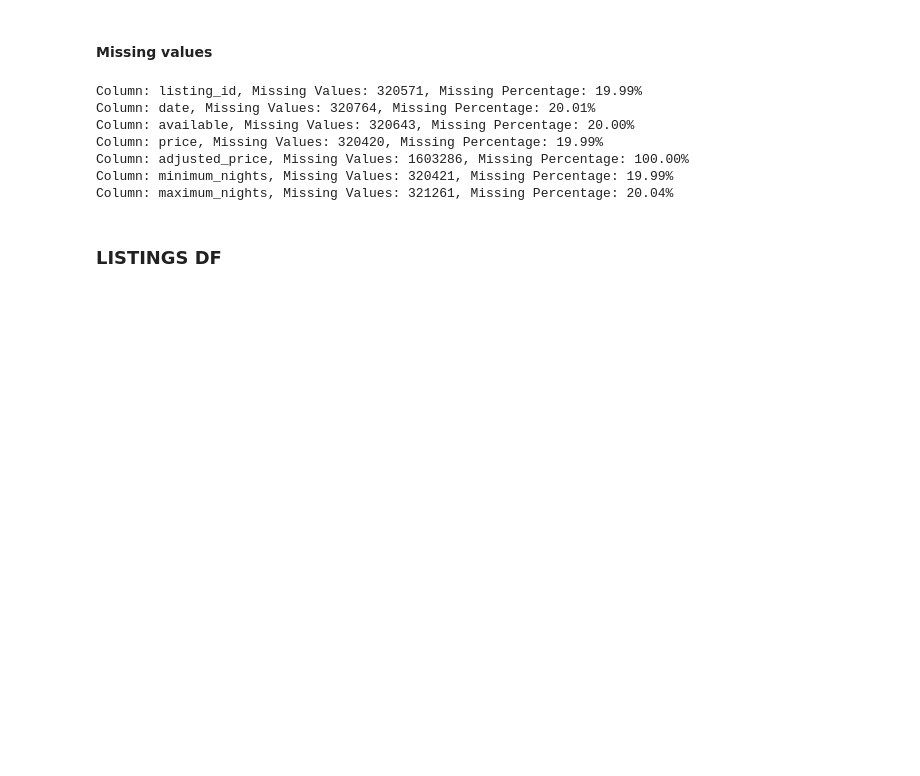
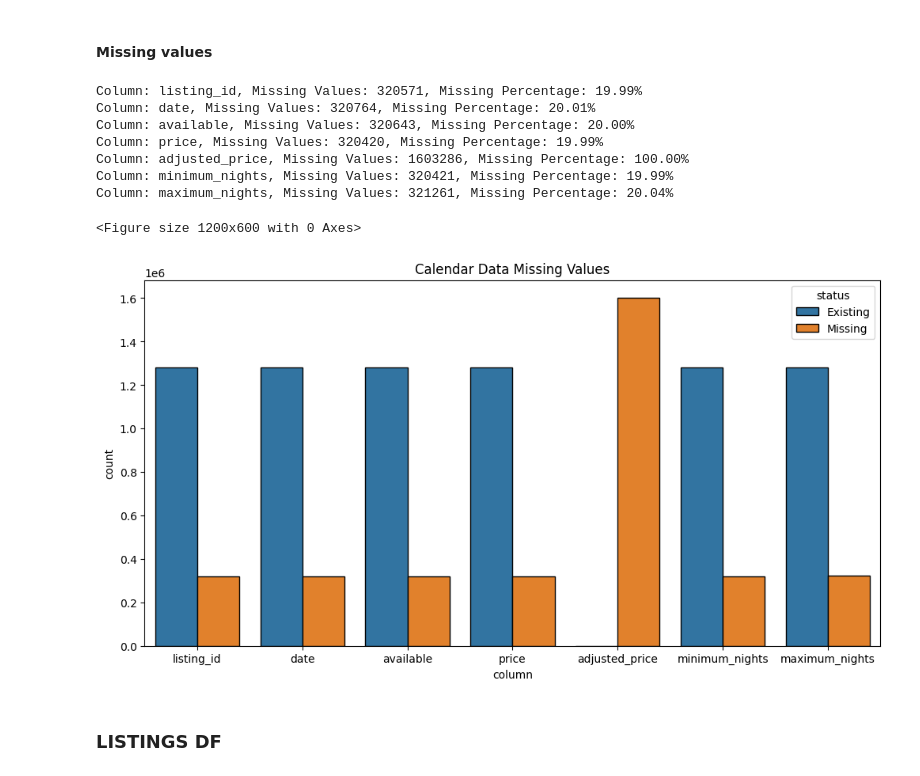
Before and after one commit to psiku/IUM-long-stay-insights, a Jupyter notebook: notebooks/data_v1_preprocessing.ipynb, the cells around one changed output. Drawn from its saved outputs; the diff is of its cells as text; code cells hidden in the pictures; blank space fills up the shorter version.

Commit message:
Started EDA on data

```diff
--- a/notebooks/data_v1_preprocessing.ipynb
+++ b/notebooks/data_v1_preprocessing.ipynb
@@ -41,6 +43,23 @@ def check_dataframe_missing_values(df: pd.DataFrame) -> None:
         missing_values = df[col].isnull().sum()
         missing_percentage = (missing_values / total_values) * 100
         print(f"Column: {col}, Missing Values: {missing_values}, Missing Percentage: {missing_percentage:.2f}%")
+
+
+def missing_values_visualization(df: pd.DataFrame, title: str, figsize: tuple = (12,6)) -> None:
+    plt.figure(figsize=(12, 6))
+
+    counts = []
+    for col in df.columns:
+        counts.append({'column': col, 'status': 'Existing', 'count': df[col].notnull().sum()})
+        counts.append({'column': col, 'status': 'Missing', 'count': df[col].isna().sum()})
+    counts_df = pd.DataFrame(counts)
+
+    plt.figure(figsize=figsize)
+    sns.barplot(data=counts_df, x='column', y='count', hue='status', edgecolor='black')
+    plt.title(title)
+    plt.xticks(rotation=90)
+
+    plt.show()
 # %% [markdown]
 ### CALENDAR DF
 # %%
@@ -56,14 +75,17 @@ calendar_dataframe.head(5)
 #### Missing values
 # %%
 check_dataframe_missing_values(calendar_dataframe)
+missing_values_visualization(calendar_dataframe, "Calendar Data Missing Values")
 # %% [output]
 Column: listing_id, Missing Values: 320571, Missing Percentage: 19.99%
 Column: date, Missing Values: 320764, Missing Percentage: 20.01%
 Column: available, Missing Values: 320643, Missing Percentage: 20.00%
 Column: price, Missing Values: 320420, Missing Percentage: 19.99%
 Column: adjusted_price, Missing Values: 1603286, Missing Percentage: 100.00%
 Column: minimum_nights, Missing Values: 320421, Missing Percentage: 19.99%
 Column: maximum_nights, Missing Values: 321261, Missing Percentage: 20.04%
+<Figure size 1200x600 with 0 Axes>
+[figure, added]
 # %% [markdown]
 ### LISTINGS DF
 # %%
```
Also changed, not shown: parts of 14 cells of this notebook, 2 other files.
